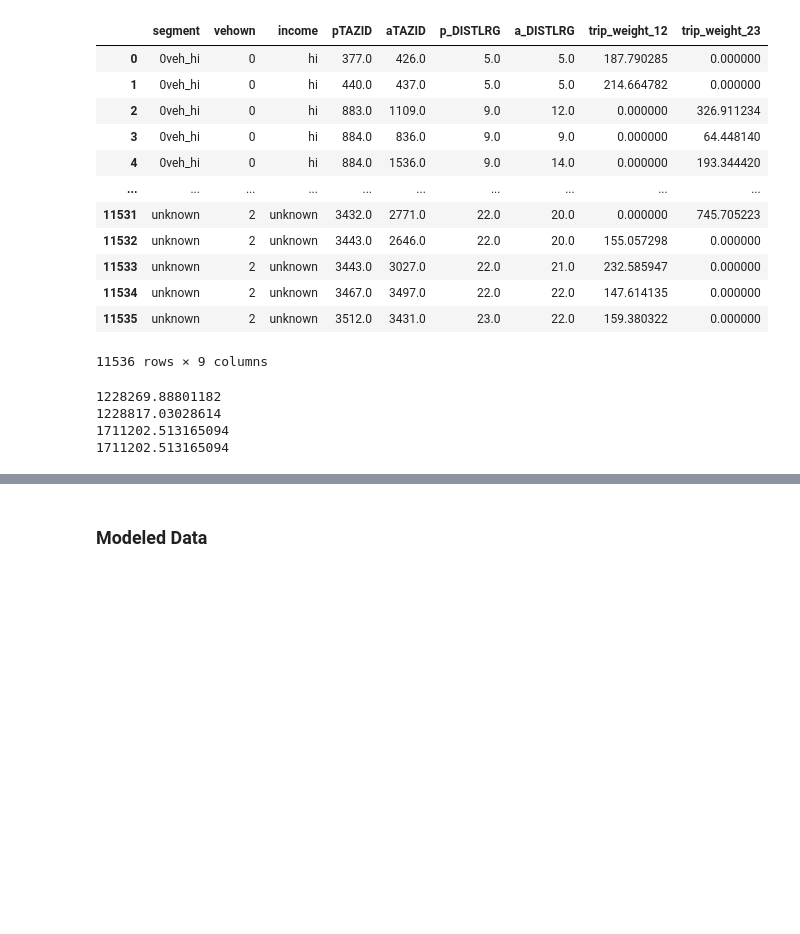
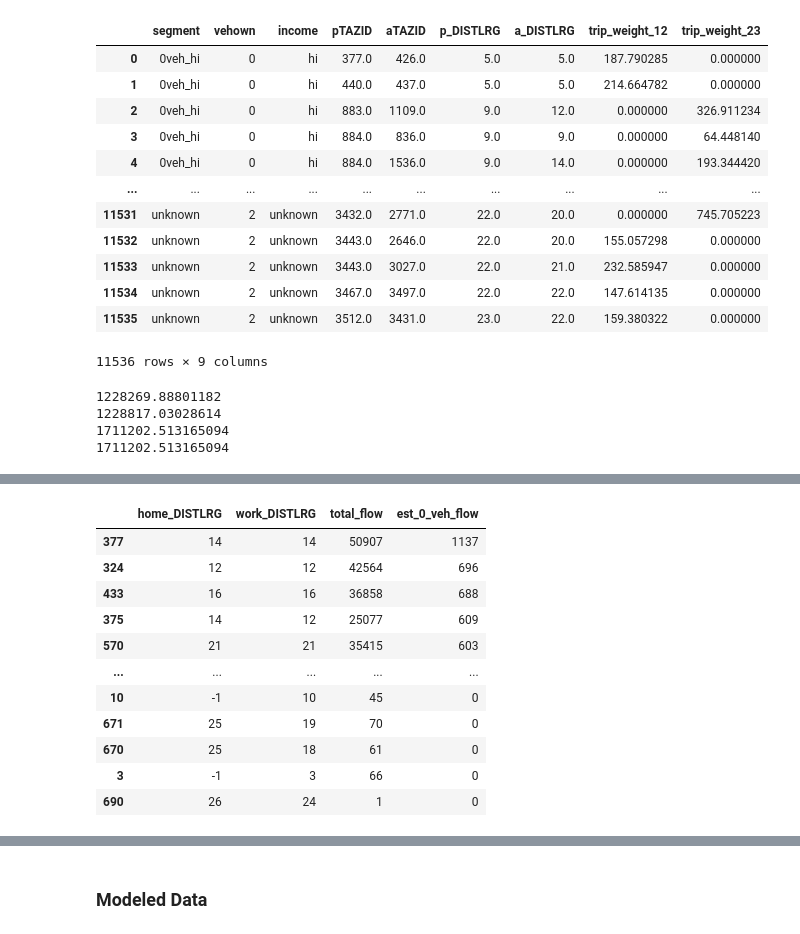
Before and after one commit to WFRCAnalytics/TDM-CAL-HBWDestChoice, a Jupyter notebook: 0-observed-data.ipynb, the cells around one changed output, grey strips where cells are left out. Saved outputs shown, nothing was run; the diff lists cells and outputs as text; code cells hidden in the pictures; blank space fills up the shorter version.

```diff
--- a/0-observed-data.ipynb
+++ b/0-observed-data.ipynb
@@ -368,0 +526,82 @@ obs_merge.to_csv("observed_data_12_23.csv", index=False)
+# %%
+# conver to large district level
+import pandas as pd
+import geopandas as gpd
+
+
+def aggregate_to_large_districts(od_df, shapefile_path):
+    print(f"1. Loading TAZ shapefile from: {shapefile_path}")
+    # Read the shapefile
+    taz_gdf = gpd.read_file(shapefile_path)
+
+    # CRITICAL: Shapefiles from WFRC/MAG are usually in a local state plane projection (e.g., NAD83).
+    # We must convert the shapefile to WGS84 (EPSG:4326) so it matches the Census Latitude/Longitude.
+    print("2. Reprojecting shapefile to match Census coordinates (WGS84)...")
+    taz_gdf = taz_gdf.to_crs(epsg=4326)
+
+    # Keep only the geometry and the DISTLRG column to save memory
+    taz_gdf = taz_gdf[["DISTLRG", "geometry"]]
+
+    print("3. Performing spatial join for HOME locations...")
+    # Convert the home lat/lon coordinates into geographic Point objects
+    home_gdf = gpd.GeoDataFrame(
+        od_df,
+        geometry=gpd.points_from_xy(od_df.home_lon, od_df.home_lat),
+        crs="EPSG:4326",
+    )
+    # Point-in-Polygon spatial join
+    home_joined = gpd.sjoin(home_gdf, taz_gdf, how="left", predicate="intersects")
+
+    # Drop any duplicates just in case a point landed exactly on a boundary line
+    home_joined = home_joined[~home_joined.index.duplicated(keep="first")]
+
+    print("4. Performing spatial join for WORK locations...")
+    # Convert the work lat/lon coordinates into geographic Point objects
+    work_gdf = gpd.GeoDataFrame(
+        od_df,
+        geometry=gpd.points_from_xy(od_df.work_lon, od_df.work_lat),
+        crs="EPSG:4326",
+    )
+    # Point-in-Polygon spatial join
+    work_joined = gpd.sjoin(work_gdf, taz_gdf, how="left", predicate="intersects")
+    work_joined = work_joined[~work_joined.index.duplicated(keep="first")]
+
+    print("5. Aggregating flows to the DISTLRG level...")
+    # Assign the new District IDs back to the original dataframe
+    od_df["home_DISTLRG"] = home_joined["DISTLRG"]
+    od_df["work_DISTLRG"] = work_joined["DISTLRG"]
+
+    # Optional: Fill any missing districts with -1 (e.g., if a tract centroid fell slightly outside the shapefile)
+    od_df["home_DISTLRG"] = od_df["home_DISTLRG"].fillna(-1).astype(int)
+    od_df["work_DISTLRG"] = od_df["work_DISTLRG"].fillna(-1).astype(int)
+
+    # Group by the new Large Districts and sum the flows
+    district_od = (
+        od_df.groupby(["home_DISTLRG", "work_DISTLRG"])[
+            ["total_flow", "est_0_veh_flow"]
+        ]
+        .sum()
+        .reset_index()
+    )
+
+    # Sort to show the highest volume district-to-district flows first
+    district_od = district_od.sort_values(by="est_0_veh_flow", ascending=False)
+
+    # Save the final matrix
+    output_filename = "wasatch_front_DISTLRG_0veh_flows.csv"
+    district_od.to_csv(output_filename, index=False)
+    print(f"\nSuccess! District-level OD matrix saved as: {output_filename}")
+
+    return district_od
+
+
+# --- Execute the code ---
+# Ensure you pass the od_est_mtx variable we created in the previous step
+shapefile_location = "inputs/input_files/C28/WFv1000_taz.shp"
+
+# Run the function
+district_od_matrix = aggregate_to_large_districts(od_est_mtx, shapefile_location)
+
+# Display the final District-to-District results
+display(district_od_matrix)
+# %% [output]
@@ -368,0 +615,12 @@ obs_merge.to_csv("observed_data_12_23.csv", index=False)
+|  | home_DISTLRG | work_DISTLRG | total_flow | est_0_veh_flow |
+| 377 | 14 | 14 | 50907 | 1137 |
+| 324 | 12 | 12 | 42564 | 696 |
+| 433 | 16 | 16 | 36858 | 688 |
+| 375 | 14 | 12 | 25077 | 609 |
+| 570 | 21 | 21 | 35415 | 603 |
+| ... | ... | ... | ... | ... |
+| 10 | -1 | 10 | 45 | 0 |
+| 671 | 25 | 19 | 70 | 0 |
+| 670 | 25 | 18 | 61 | 0 |
+| 3 | -1 | 3 | 66 | 0 |
+| 690 | 26 | 24 | 1 | 0 |
```
Also changed, not shown: parts of 4 cells of this notebook, 1 other file.
